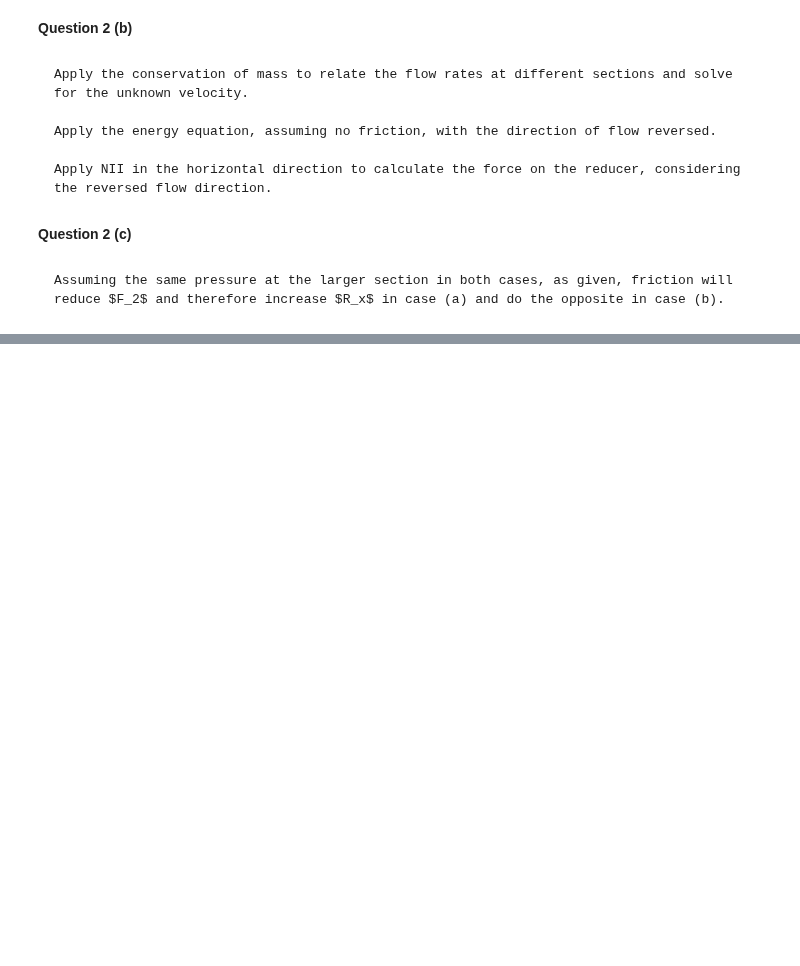
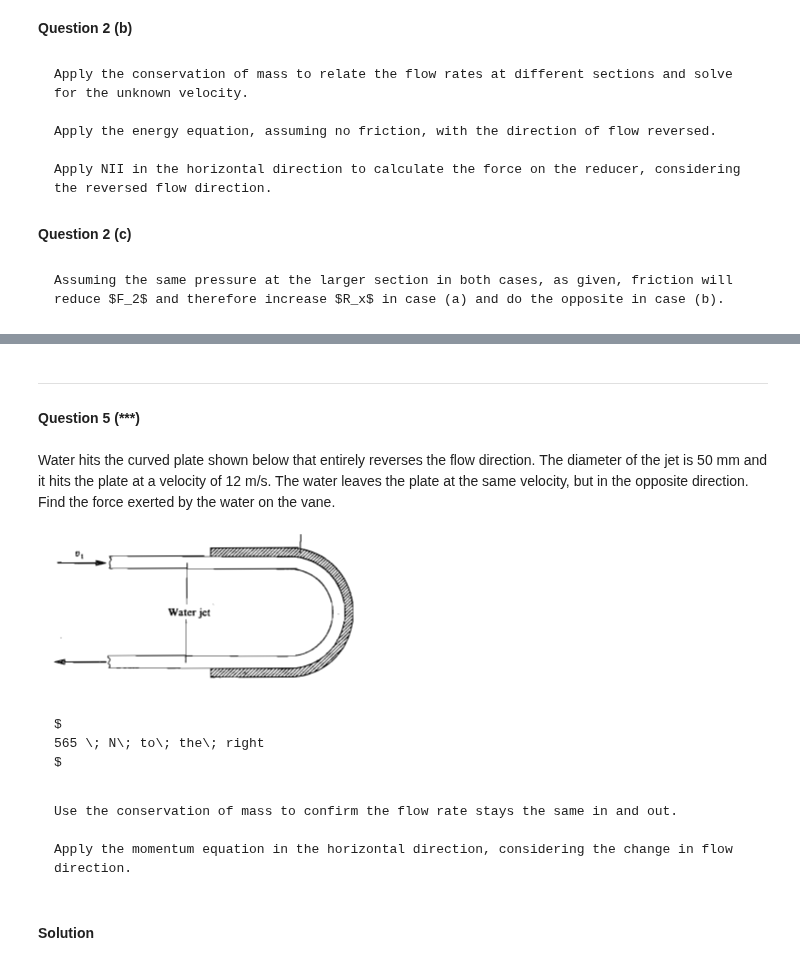
Before and after one commit to Maria9925/CIVIL_202_25, a Jupyter notebook: _sources/Module5ConservationofMomentum_Sol.ipynb, the cells around one changed output, grey strips where cells are left out. Drawn from its saved outputs; the diff is of its cells as text; code cells hidden in the pictures; blank space fills up the shorter version.

````diff
--- a/_sources/Module5ConservationofMomentum_Sol.ipynb
+++ b/_sources/Module5ConservationofMomentum_Sol.ipynb
@@ -626,0 +1132,27 @@ Assuming the same pressure at the larger section in both cases, as given, fricti
+# %% [markdown]
+---
+#### Question 5 (***)
+# %% [markdown]
+Water hits the curved plate shown below that entirely reverses the flow direction. The diameter of the jet is 50 mm and it hits the plate at a velocity of 12 m/s. The water leaves the plate at the same velocity, but in the opposite direction. Find the force exerted by the water on the vane.
+# %%
+from PIL import Image
+img = Image.open(r"figures/141.png")
+img
+# %% [output]
+[figure, added]
+# %% [markdown]
+
+```{dropdown} Answer
+$
+565 \; N\; to\; the\; right
+$
+```
+# %% [markdown]
+```{Dropdown} Hint
+Use the conservation of mass to confirm the flow rate stays the same in and out.
+
+Apply the momentum equation in the horizontal direction, considering the change in flow direction.
+
+```
+# %% [markdown]
+**Solution**
````
Also changed, not shown: parts of 104 cells of this notebook, 10 other files.
